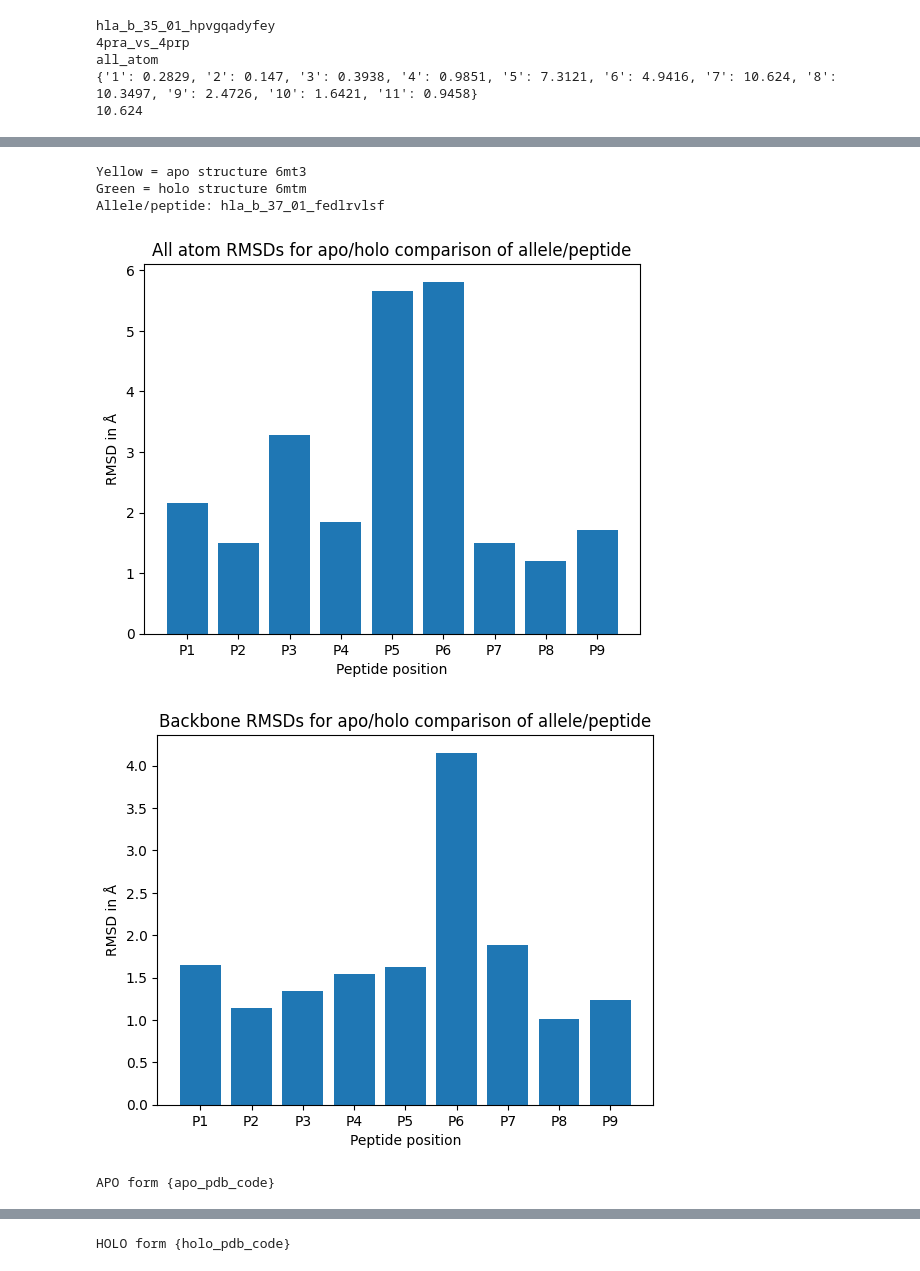
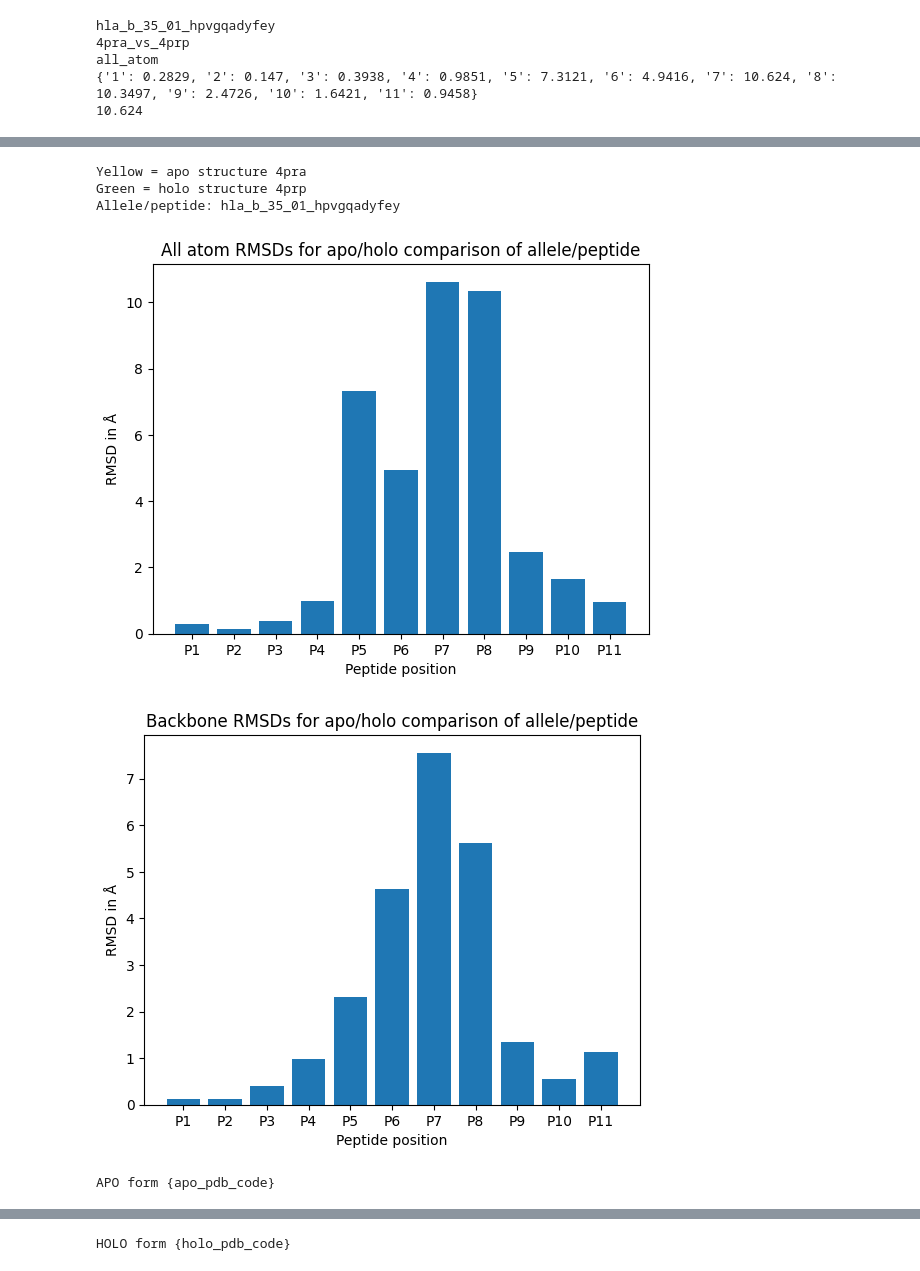
Before and after one commit to drchristhorpe/apo_vs_holo_pmhc_tcr, a Jupyter notebook: Apo_vs_Holo_peptide_MHC_TCR.ipynb, the cells around one changed output, grey strips where cells are left out. Drawn from its saved outputs; the diff is of its cells as text; code cells hidden in the pictures.

```diff
--- a/Apo_vs_Holo_peptide_MHC_TCR.ipynb
+++ b/Apo_vs_Holo_peptide_MHC_TCR.ipynb
@@ -161,7 +161,7 @@ import matplotlib.pyplot as plt
 
 output.enable_custom_widget_manager()
 
-comparison = '6mt3_vs_6mtm' #@param {type:"string"}
+comparison = '4pra_vs_4prp' #@param {type:"string"}
 
 structure_complex = find_complex_for_comparison(comparison)
 
@@ -202,38 +202,38 @@ if structure_complex:
     plt.title(f"{rmsd_type} RMSDs for apo/holo comparison of {allele}/{peptide}")
     plt.xlabel('Peptide position')
     plt.ylabel('RMSD in Å')
     plt.show()
 
 
   comparison_all_atom = rmsds[structure_complex][comparison]['all_atom']
   rmsd_plot(comparison_all_atom, 'All atom', 'allele', 'peptide')
 
   comparison_backbone = rmsds[structure_complex][comparison]['backbone']
   rmsd_plot(comparison_backbone, 'Backbone', 'allele', 'peptide')
 
 
   print ('APO form {apo_pdb_code}')
 
   view = py3Dmol.view(width=800, height=500)
   view.addModelsAsFrames(r1.text)
   view.setStyle({'stick': {'colorscheme': {'prop':'b','gradient': 'roygb','min':50,'max':10}}})
   view.zoomTo()
   view.show()
 
   print ('HOLO form {holo_pdb_code}')
 
   view = py3Dmol.view(width=800, height=500)
   view.addModelsAsFrames(r2.text)
   view.setStyle({'stick': {'colorscheme': {'prop':'b','gradient': 'roygb','min':50,'max':10}}})
   view.zoomTo()
   view.show()
 # %% [output]
 [interactive output not drawn]
-Yellow = apo structure 6mt3
-Green = holo structure 6mtm
-Allele/peptide: hla_b_37_01_fedlrvlsf
+Yellow = apo structure 4pra
+Green = holo structure 4prp
+Allele/peptide: hla_b_35_01_hpvgqadyfey
-[figure, old version]
+[figure, new version]
-[figure, old version]
+[figure, new version]
 APO form {apo_pdb_code}
 [interactive output not drawn]
 HOLO form {holo_pdb_code}
```
Also changed, not shown: parts of 3 cells of this notebook.
